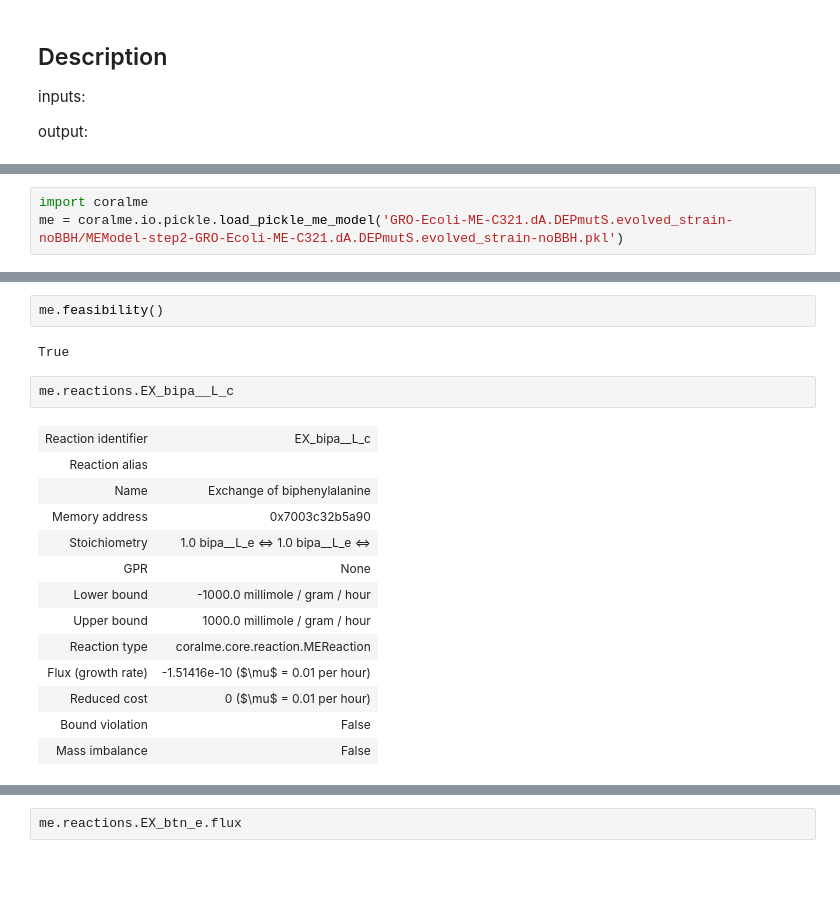
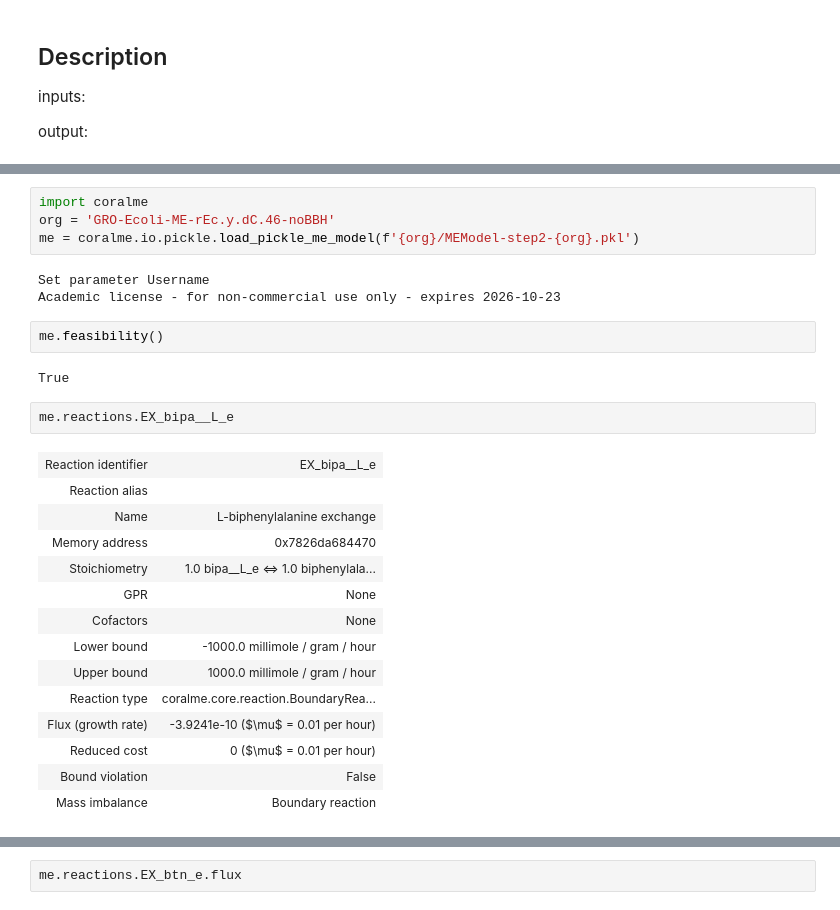
Before and after one commit to glucksfall/iEco-GRO, a Jupyter notebook: step4.simulations.ipynb, the cells around one changed output, grey strips where cells are left out. Drawn from its saved outputs; the diff is of its cells as text; blank space fills up the shorter version.

Commit message:
Rerun of ME-model reconstructions

```diff
--- a/step4.simulations.ipynb
+++ b/step4.simulations.ipynb
@@ -25,3 +6,0 @@ display(HTML("<style>.container { width:95% !important; }</style>"))
-# %%
-import coralme
-me = coralme.io.pickle.load_pickle_me_model('GRO-Ecoli-ME-C321.dA.DEPmutS.evolved_strain-noBBH/MEModel-step2-GRO-Ecoli-ME-C321.dA.DEPmutS.evolved_strain-noBBH.pkl')
@@ -31,23 +12,31 @@ Academic license - for non-commercial use only - expires 2026-10-23
+# %%
+import coralme
+org = 'GRO-Ecoli-ME-rEc.y.dC.46-noBBH'
+me = coralme.io.pickle.load_pickle_me_model(f'{org}/MEModel-step2-{org}.pkl')
+# %% [output]
+Set parameter Username
+Academic license - for non-commercial use only - expires 2026-10-23
 # %%
 me.feasibility()
 # %% [output]
 True
 # %%
-me.reactions.EX_bipa__L_c
+me.reactions.EX_bipa__L_e
 # %% [output]
-| Reaction identifier | EX_bipa__L_c |
+| Reaction identifier | EX_bipa__L_e |
 | Reaction alias |  |
-| Name | Exchange of biphenylalanine |
-| Memory address | 0x7003c32b5a90 |
-| Stoichiometry | 1.0 bipa__L_e <=> 1.0 bipa__L_e <=> |
+| Name | L-biphenylalanine exchange |
+| Memory address | 0x7826da684470 |
+| Stoichiometry | 1.0 bipa__L_e <=> 1.0 biphenylala... |
 | GPR | None |
+| Cofactors | None |
 | Lower bound | -1000.0 millimole / gram / hour |
 | Upper bound | 1000.0 millimole / gram / hour |
-| Reaction type | coralme.core.reaction.MEReaction |
-| Flux (growth rate) | -1.51416e-10 ($\mu$ = 0.01 per hour) |
+| Reaction type | coralme.core.reaction.BoundaryRea... |
+| Flux (growth rate) | -3.9241e-10 ($\mu$ = 0.01 per hour) |
 | Reduced cost | 0 ($\mu$ = 0.01 per hour) |
 | Bound violation | False |
-| Mass imbalance | False |
+| Mass imbalance | Boundary reaction |
 # %%
 me.optimize(max_mu = 1.)
 # %% [output]
```
Also changed, not shown: parts of 11 cells of this notebook, 4 other files.
